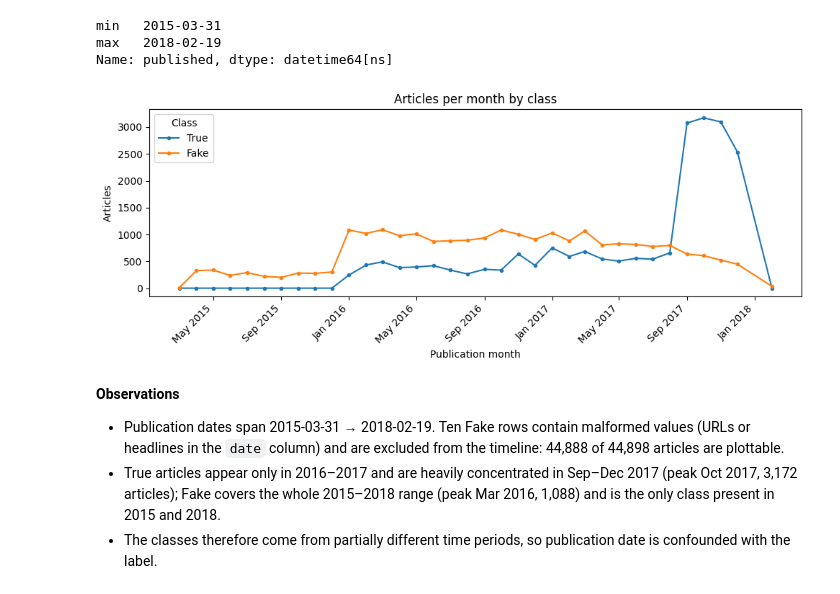
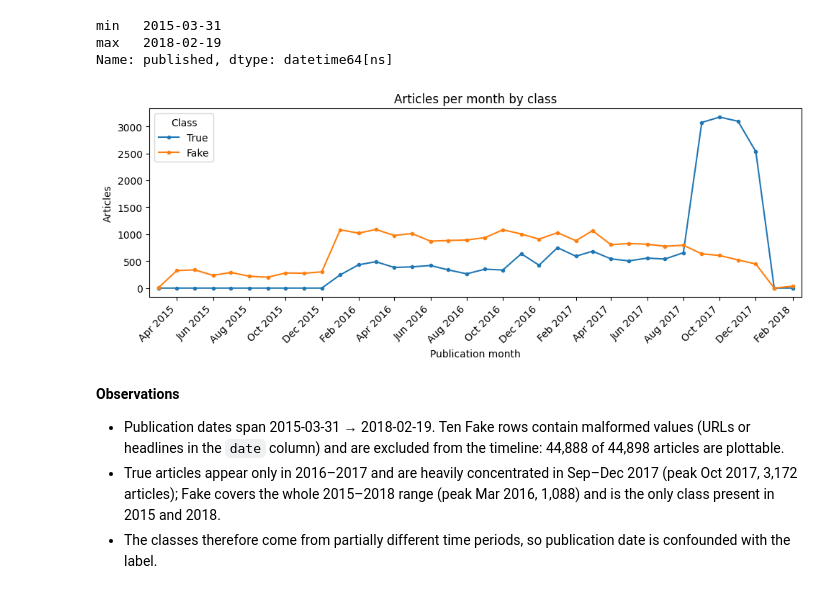
Before and after one commit to Saurabh-Mudgal-Dev/Cernovalis, a Jupyter notebook: backend/ml/notebooks/01_eda.ipynb, the cells around one changed output. Saved outputs shown, nothing was run; the diff lists cells and outputs as text; code cells hidden in the pictures.

Commit message:
exploratory analysis on class, date, subject

```diff
--- a/backend/ml/notebooks/01_eda.ipynb
+++ b/backend/ml/notebooks/01_eda.ipynb
@@ -109,25 +94,39 @@ max   2018-02-19
 Name: published, dtype: datetime64[ns]
 # %%
 valid = df.dropna(subset=["published"])
+
+# Continuous monthly period index so months with 0 articles (e.g. Jan 2018) are not omitted
+full_months = pd.period_range(
+    start=valid["published"].min().to_period("M"),
+    end=valid["published"].max().to_period("M"),
+    freq="M",
+)
+
 monthly = (
     valid.groupby([valid["published"].dt.to_period("M"), "class"])
     .size()
     .unstack("class")
-    .reindex(columns=["True", "Fake"])
+    .reindex(index=full_months, columns=["True", "Fake"])
     .fillna(0)
 )
-monthly.index = monthly.index.to_timestamp()  # period -> first day of month
+monthly.index = monthly.index.to_timestamp()
 
-ax = monthly.plot(figsize=(10, 4), marker=".", linewidth=1.5)
+fig, ax = plt.subplots(figsize=(10, 4))
+ax.plot(monthly.index, monthly["True"], marker=".", linewidth=1.5, label="True")
+ax.plot(monthly.index, monthly["Fake"], marker=".", linewidth=1.5, label="Fake")
+
+ax.xaxis.set_major_locator(mdates.MonthLocator(interval=2))
 ax.xaxis.set_major_formatter(mdates.DateFormatter("%b %Y"))
+ax.set_xlim(monthly.index[0] - pd.DateOffset(days=15), monthly.index[-1] + pd.DateOffset(days=15))
+
 ax.set_title("Articles per month by class")
 ax.set_xlabel("Publication month")
 ax.set_ylabel("Articles")
 ax.legend(title="Class")
-plt.xticks(rotation=45, ha="right")
+fig.autofmt_xdate(rotation=45, ha="right")
 plt.tight_layout()
 # %% [output]
-[figure, old version]
+[figure, new version]
 # %% [markdown]
 **Observations**
 
```
Also changed, not shown: parts of 3 cells of this notebook.
